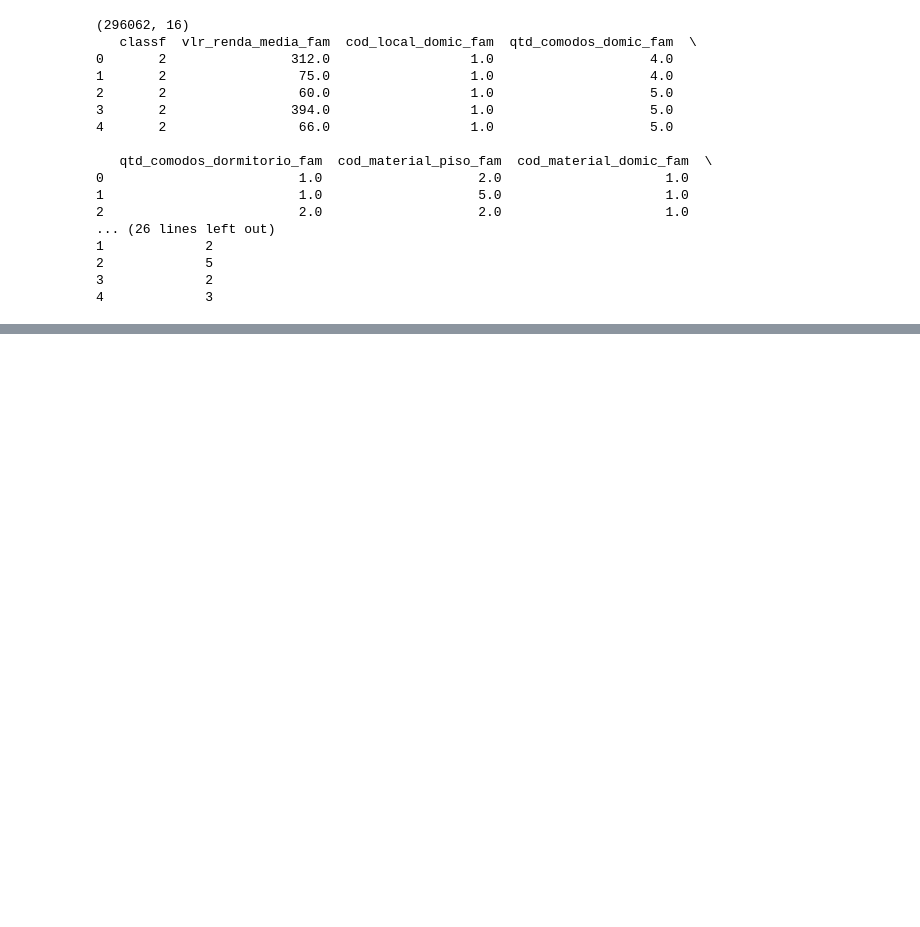
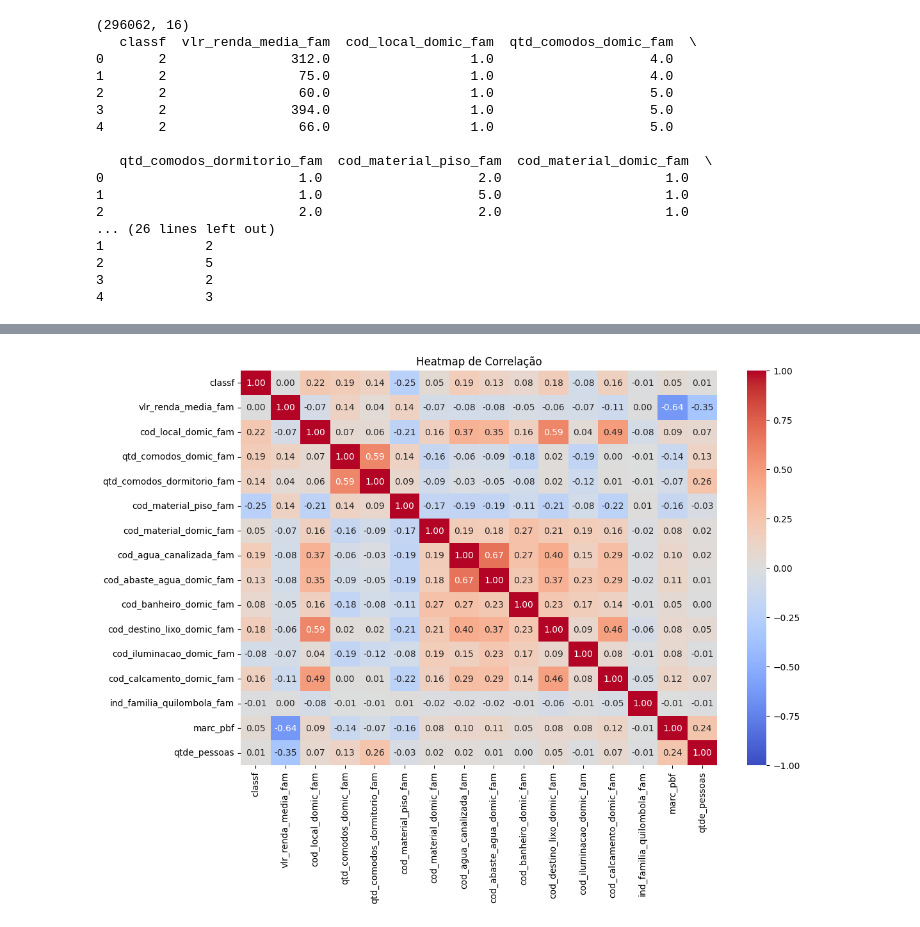
Before and after one commit to mariabandeira/AdministracaoPublica, a Jupyter notebook: CadUnico/DataCleaningRN.ipynb, the cells around one changed output, grey strips where cells are left out. Drawn from its saved outputs; the diff is of its cells as text; code cells hidden in the pictures; blank space fills up the shorter version.

```diff
--- a/CadUnico/DataCleaningRN.ipynb
+++ b/CadUnico/DataCleaningRN.ipynb
@@ -4,13 +4,13 @@
 import numpy as np
 import pandas as pd
 # %%
-FILE_PATH_2018 = './BasesRN/cadunico_rn_2018.csv'
+FILE_PATH_2018 = './BasesRN/BasesAno/cadunico_rn_2018.csv'
 cadUnicoRN2018 = pd.read_csv(FILE_PATH_2018, sep=';', low_memory=False)
 # %%
-FILE_PATH_2017 = './BasesRN/cadunico_rn_2017.csv'
+FILE_PATH_2017 = './BasesRN/BasesAno/cadunico_rn_2017.csv'
 cadUnicoRN2017 = pd.read_csv(FILE_PATH_2017, sep=';', low_memory=False)
 # %%
-FILE_PATH_2016 = './BasesRN/cadunico_rn_2016.csv'
+FILE_PATH_2016 = './BasesRN/BasesAno/cadunico_rn_2016.csv'
 cadUnicoRN2016 = pd.read_csv(FILE_PATH_2016, sep=';', low_memory=False)
 # %%
 # Juntando os dois datasets
@@ -248,3 +248,5 @@ print(cadUnicoRN.head())
 2             5
 3             2
 4             3
+# %%
+corr_matrix = cadUnicoRN.corr()
@@ -251,2 +273,12 @@ print(cadUnicoRN.head())
+# %%
+from matplotlib import pyplot as plt
+import seaborn as sns
+
+plt.figure(figsize=(12, 8))
+sns.heatmap(corr_matrix, annot=True, fmt=".2f", cmap="coolwarm", vmin=-1, vmax=1)
+plt.title("Heatmap de Correlação")
+plt.show()
+# %% [output]
+[figure, added]
 # %%
 cadUnicoRN.to_csv('./BasesRN/cadunico_rn_cleaned.csv', sep=';')
```
Also changed, not shown: parts of 1 cell of this notebook.
